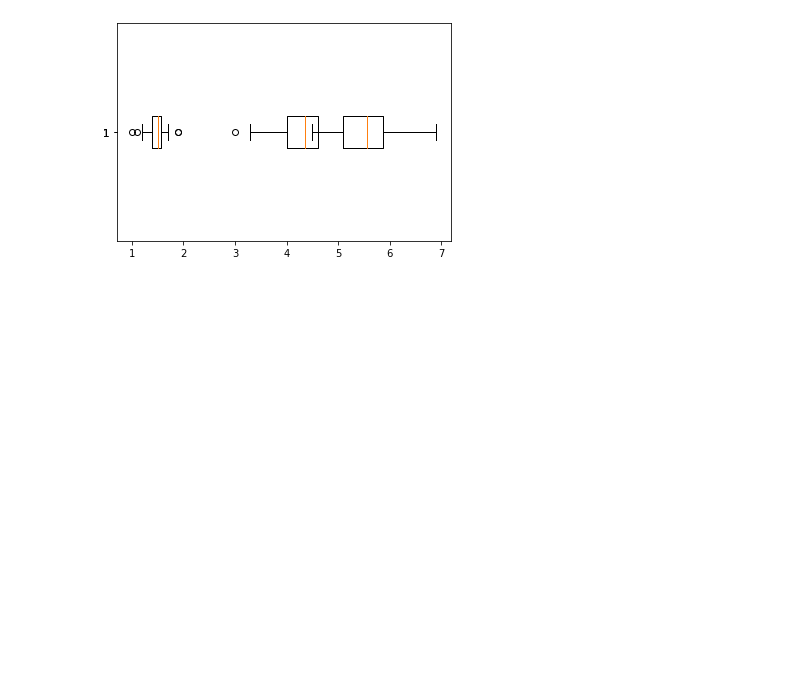
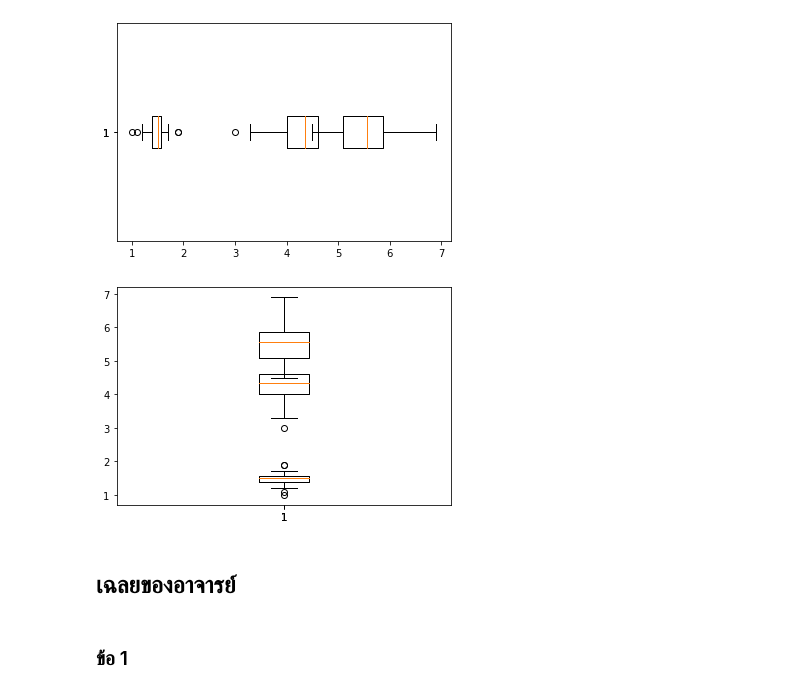
Before and after one commit to Jittiya/data_viz_2022, a Jupyter notebook: DataViz02_Data_Distribution.ipynb, the cells around one changed output. Drawn from its saved outputs; the diff is of its cells as text; code cells hidden in the pictures; blank space fills up the shorter version.

Commit message:
เฉลย quiz และ violin plot

```diff
--- a/DataViz02_Data_Distribution.ipynb
+++ b/DataViz02_Data_Distribution.ipynb
@@ -377,3 +377,13 @@ versicolorbp = plt.boxplot(df2['PetalLength'][50:100],vert=False)
 verginigabp = plt.boxplot(df2['PetalLength'][100:],vert=False)
 # %% [output]
 [figure]
+# %%
+setsosabp = plt.boxplot(df2['PetalLength'][:50])
+versicolorbp = plt.boxplot(df2['PetalLength'][50:100])
+verginigabp = plt.boxplot(df2['PetalLength'][100:])
+# %% [output]
+[figure, added]
+# %% [markdown]
+## เฉลยของอาจารย์
+# %% [markdown]
+### ข้อ 1
```
Also changed, not shown: parts of 16 cells of this notebook.
